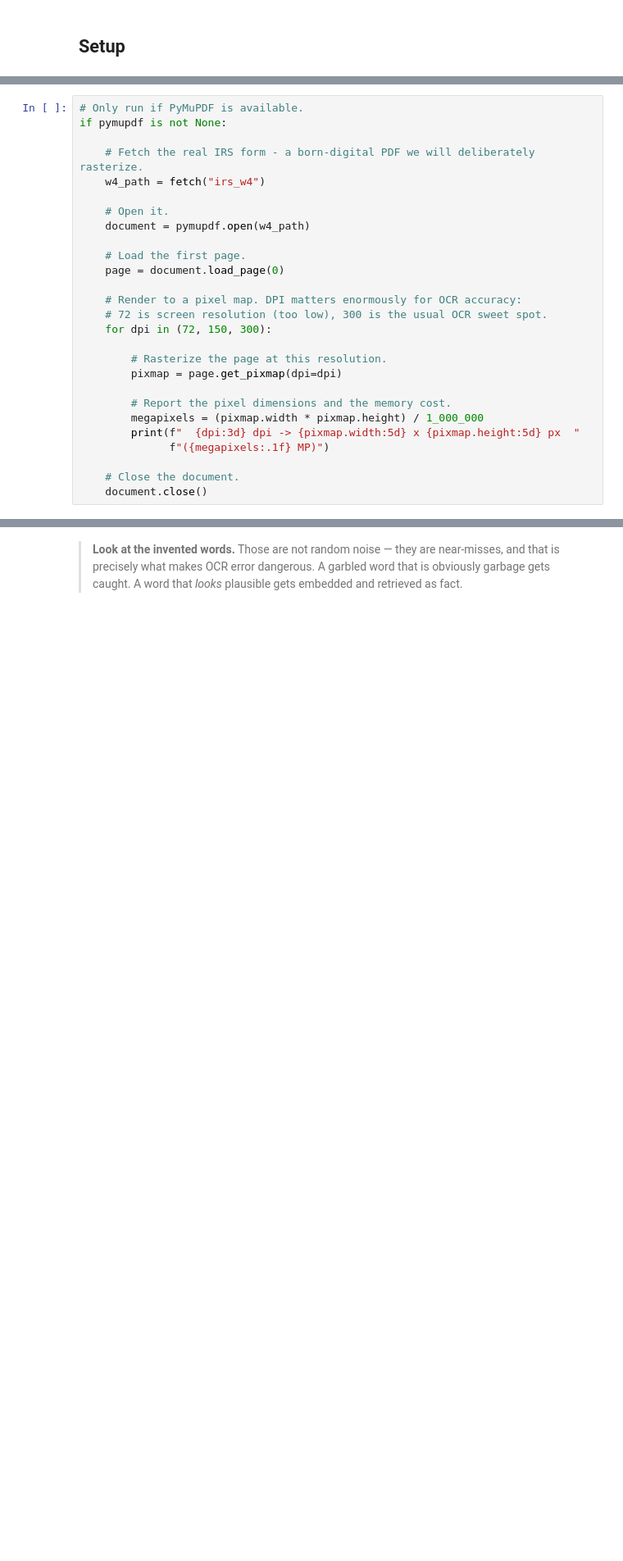
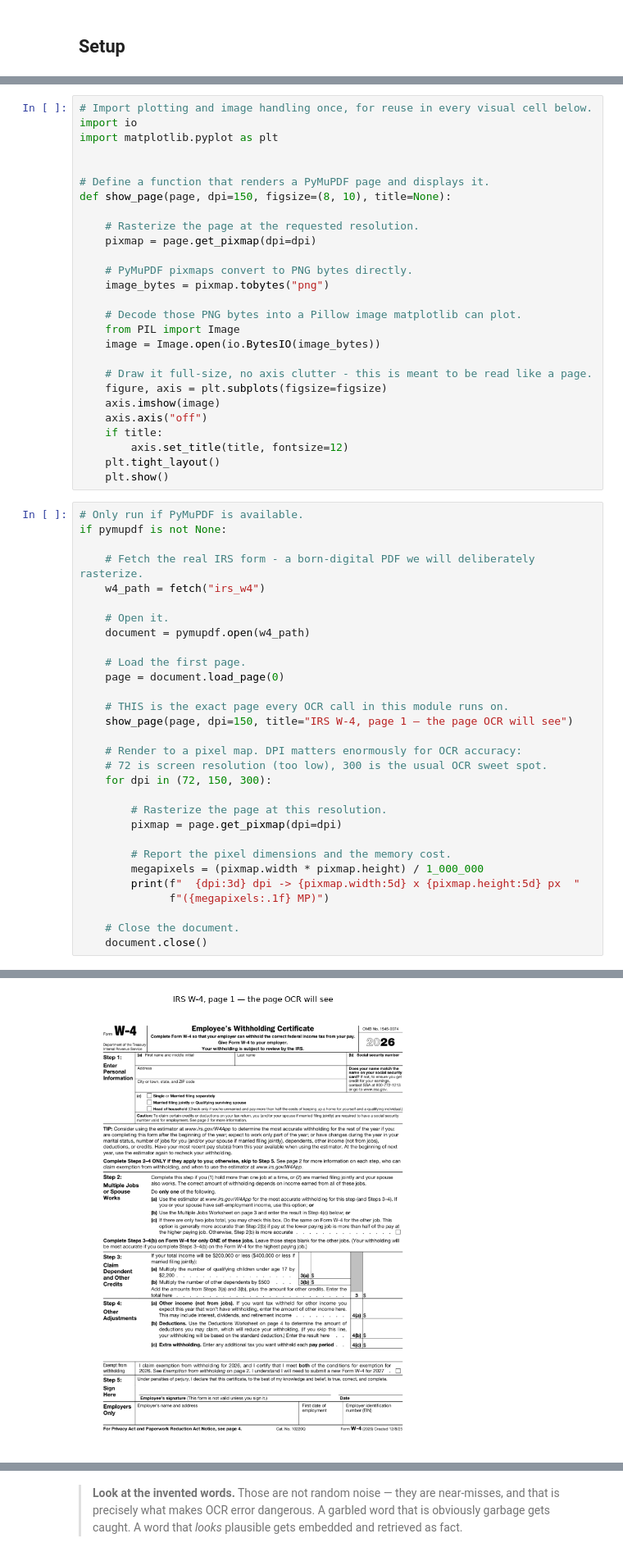
Before and after one commit to ajay-nikumbh/RAG, a Jupyter notebook: 02. Documents data sources ingestion/2c. OCR and scanned documents/2c. OCR and scanned documents.ipynb, the cells around one changed output, grey strips where cells are left out. Shown at 82% size. Saved outputs shown, nothing was run; the diff lists cells and outputs as text; blank space fills up the shorter version.

```diff
--- a/02. Documents data sources ingestion/2c. OCR and scanned documents/2c. OCR and scanned documents.ipynb
+++ b/02. Documents data sources ingestion/2c. OCR and scanned documents/2c. OCR and scanned documents.ipynb
@@ -131,3 +163,30 @@ Before OCR can run, the page must become pixels. Let's do that with a real PDF.
+# %%
+# Import plotting and image handling once, for reuse in every visual cell below.
+import io
+import matplotlib.pyplot as plt
+
+
+# Define a function that renders a PyMuPDF page and displays it.
+def show_page(page, dpi=150, figsize=(8, 10), title=None):
+
+    # Rasterize the page at the requested resolution.
+    pixmap = page.get_pixmap(dpi=dpi)
+
+    # PyMuPDF pixmaps convert to PNG bytes directly.
+    image_bytes = pixmap.tobytes("png")
+
+    # Decode those PNG bytes into a Pillow image matplotlib can plot.
+    from PIL import Image
+    image = Image.open(io.BytesIO(image_bytes))
+
+    # Draw it full-size, no axis clutter - this is meant to be read like a page.
+    figure, axis = plt.subplots(figsize=figsize)
+    axis.imshow(image)
+    axis.axis("off")
+    if title:
+        axis.set_title(title, fontsize=12)
+    plt.tight_layout()
+    plt.show()
 # %%
 # Only run if PyMuPDF is available.
 if pymupdf is not None:
@@ -140,6 +199,9 @@ if pymupdf is not None:
 
     # Load the first page.
     page = document.load_page(0)
+
+    # THIS is the exact page every OCR call in this module runs on.
+    show_page(page, dpi=150, title="IRS W-4, page 1 — the page OCR will see")
 
     # Render to a pixel map. DPI matters enormously for OCR accuracy:
     # 72 is screen resolution (too low), 300 is the usual OCR sweet spot.
@@ -155,3 +217,4 @@ if pymupdf is not None:
 
     # Close the document.
     document.close()
+# %% [output]
@@ -157,0 +222 @@ if pymupdf is not None:
+[figure, added]
```
Also changed, not shown: parts of 30 cells of this notebook.
